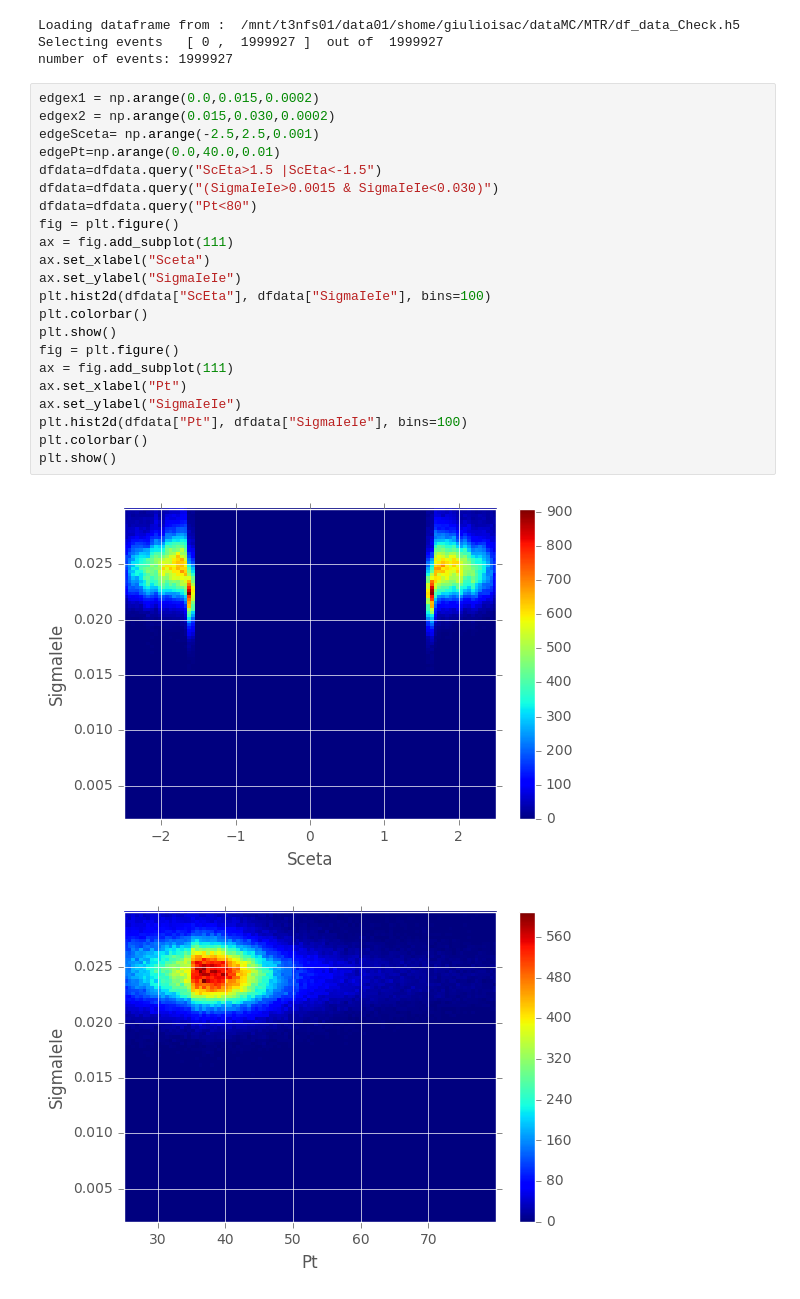
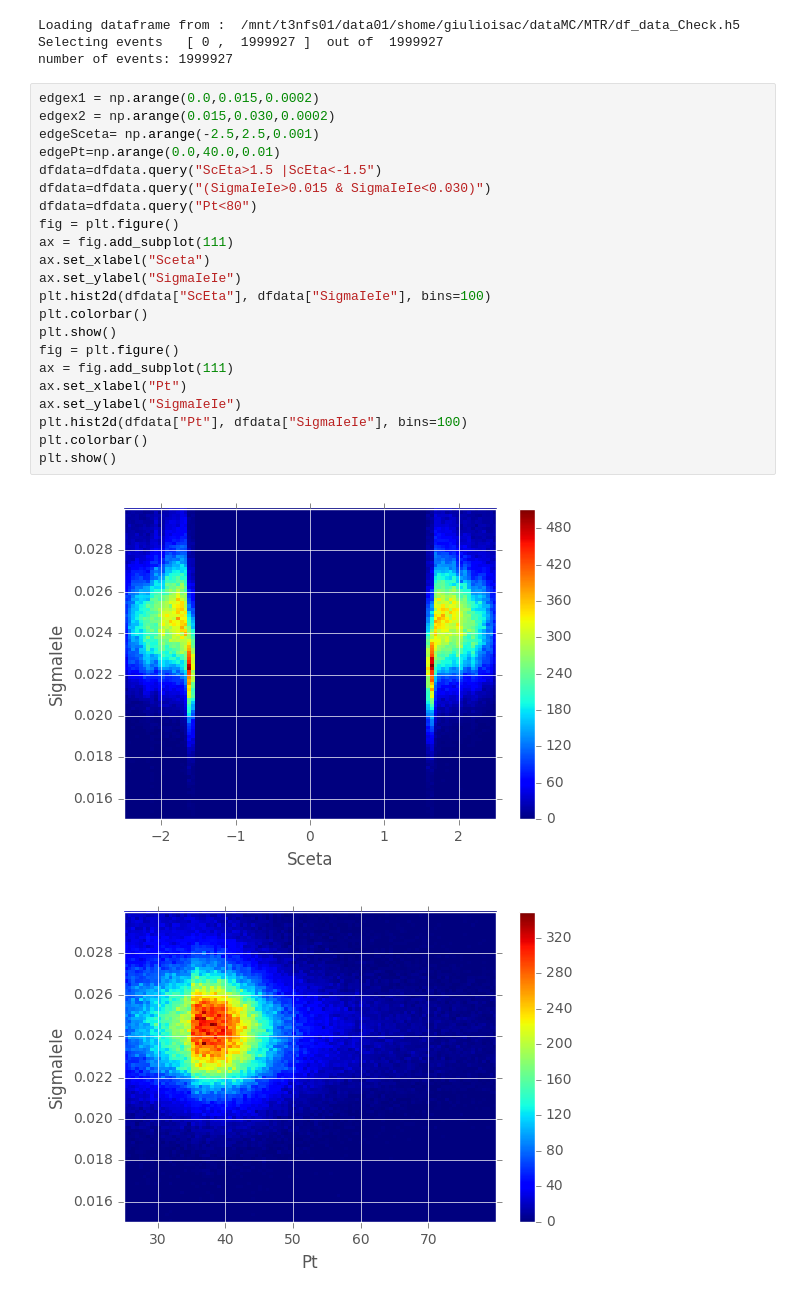
Before and after one commit to threiten/dataMC-1, a Jupyter notebook: MTR/TestCode26_2DHistogram.ipynb, the cells around one changed output. Drawn from its saved outputs; the diff is of its cells as text.

```diff
--- a/MTR/TestCode26_2DHistogram.ipynb
+++ b/MTR/TestCode26_2DHistogram.ipynb
@@ -35,25 +35,25 @@ number of events: 1999927
 # %%
 edgex1 = np.arange(0.0,0.015,0.0002)
 edgex2 = np.arange(0.015,0.030,0.0002)
 edgeSceta= np.arange(-2.5,2.5,0.001)
 edgePt=np.arange(0.0,40.0,0.01)
 dfdata=dfdata.query("ScEta>1.5 |ScEta<-1.5")
-dfdata=dfdata.query("(SigmaIeIe>0.0015 & SigmaIeIe<0.030)")
+dfdata=dfdata.query("(SigmaIeIe>0.015 & SigmaIeIe<0.030)")
 dfdata=dfdata.query("Pt<80")
 fig = plt.figure()
 ax = fig.add_subplot(111)
 ax.set_xlabel("Sceta")
 ax.set_ylabel("SigmaIeIe")
 plt.hist2d(dfdata["ScEta"], dfdata["SigmaIeIe"], bins=100)
 plt.colorbar()
 plt.show()
 fig = plt.figure()
 ax = fig.add_subplot(111)
 ax.set_xlabel("Pt")
 ax.set_ylabel("SigmaIeIe")
 plt.hist2d(dfdata["Pt"], dfdata["SigmaIeIe"], bins=100)
 plt.colorbar()
 plt.show()
 # %% [output]
-[figure, old version]
+[figure, new version]
-[figure, old version]
+[figure, new version]
```
Also changed, not shown: parts of 1 cell of this notebook.
